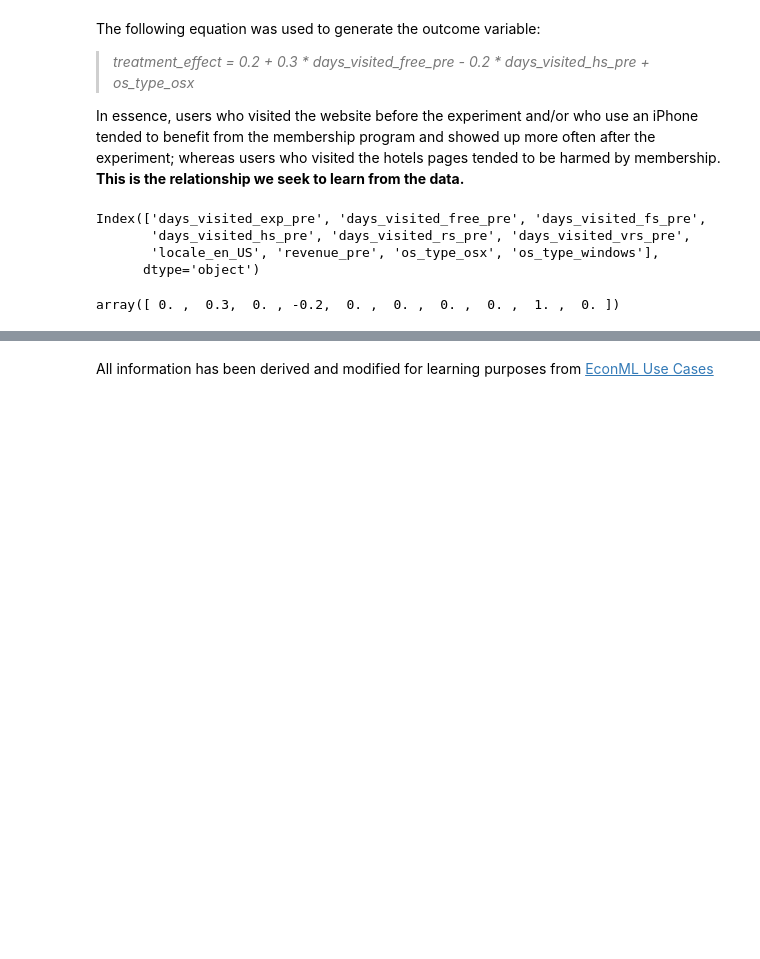
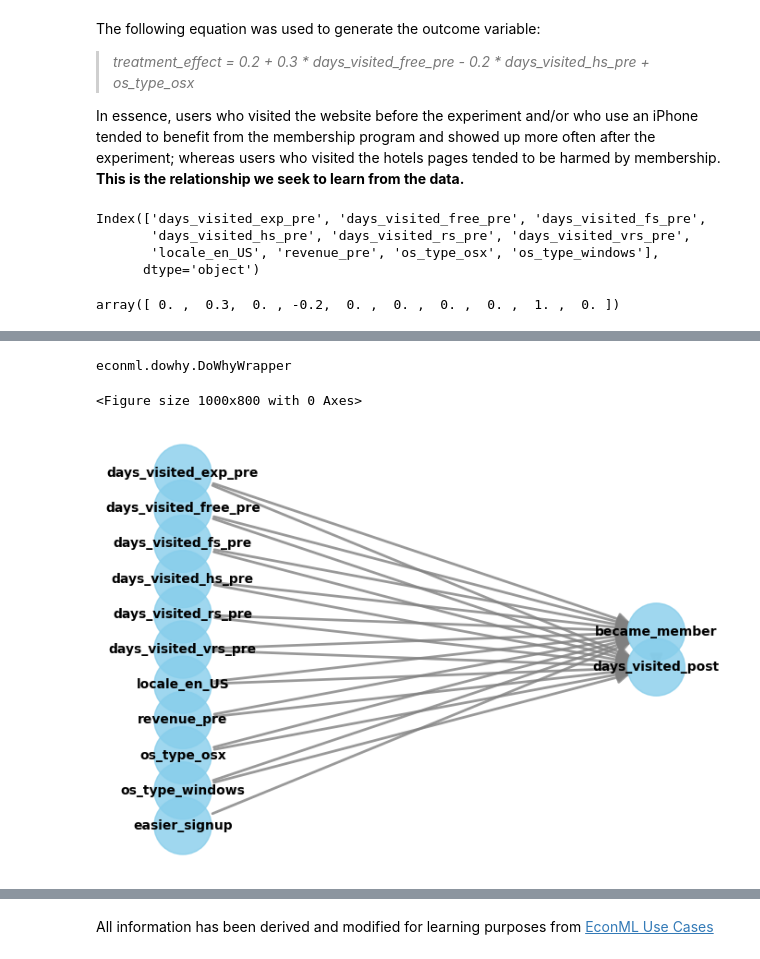
Before and after one commit to shubacca/Causal-Studies, a Jupyter notebook: recommendation-ab-testing.ipynb, the cells around one changed output, grey strips where cells are left out. Cells and saved outputs as stored; diff of their text form; code cells hidden in the pictures; blank space fills up the shorter version.

```diff
--- a/recommendation-ab-testing.ipynb
+++ b/recommendation-ab-testing.ipynb
@@ -125,0 +128,3 @@ array([ 0. ,  0.3,  0. , -0.2,  0. ,  0. ,  0. ,  0. ,  1. ,  0. ])
+# %%
+feature_names = X_data.columns.to_list()
+feature_names
@@ -125,0 +142,19 @@ array([ 0. ,  0.3,  0. , -0.2,  0. ,  0. ,  0. ,  0. ,  1. ,  0. ])
+# %%
+# Define nuissance estimators
+lgb_T_XZ_params = {
+    'objective' : 'binary',
+    'metric' : 'auc',
+    'learning_rate': 0.1,
+    'num_leaves' : 30,
+    'max_depth' : 5
+}
+
+lgb_Y_X_params = {
+    'metric' : 'rmse',
+    'learning_rate': 0.1,
+    'num_leaves' : 30,
+    'max_depth' : 5
+}
+model_T_XZ = lgb.LGBMClassifier(**lgb_T_XZ_params)
+model_Y_X = lgb.LGBMRegressor(**lgb_Y_X_params)
+flexible_model_effect = lgb.LGBMRegressor(**lgb_Y_X_params)
@@ -125,0 +163,11 @@ array([ 0. ,  0.3,  0. , -0.2,  0. ,  0. ,  0. ,  0. ,  1. ,  0. ])
+# %%
+# initiate an EconML cate estimator
+est = LinearIntentToTreatDRIV(model_t_xwz=model_T_XZ, model_y_xw=model_Y_X,
+                            flexible_model_effect=flexible_model_effect,
+                            featurizer=PolynomialFeatures(degree=1, include_bias=False))
+# %%
+# fit through dowhy
+test_customers = X_data.iloc[:1000]
+est_dw=est.dowhy.fit(Y, T, Z=Z, X=X_data, outcome_names=["days_visited_post"], treatment_names=["became_member"],
+                     feature_names=feature_names, instrument_names=["easier_signup"], target_units=test_customers,
+                     inference="statsmodels")
@@ -125,0 +192,11 @@ array([ 0. ,  0.3,  0. , -0.2,  0. ,  0. ,  0. ,  0. ,  1. ,  0. ])
+# %%
+type(est_dw)
+# %% [output]
+econml.dowhy.DoWhyWrapper
+# %%
+# Visualize causal graph
+plt.figure(figsize=(10,8))
+est_dw.view_model(layout=None)
+# %% [output]
+<Figure size 1000x800 with 0 Axes>
+[figure, added]
```
Also changed, not shown: parts of 5 cells of this notebook.
